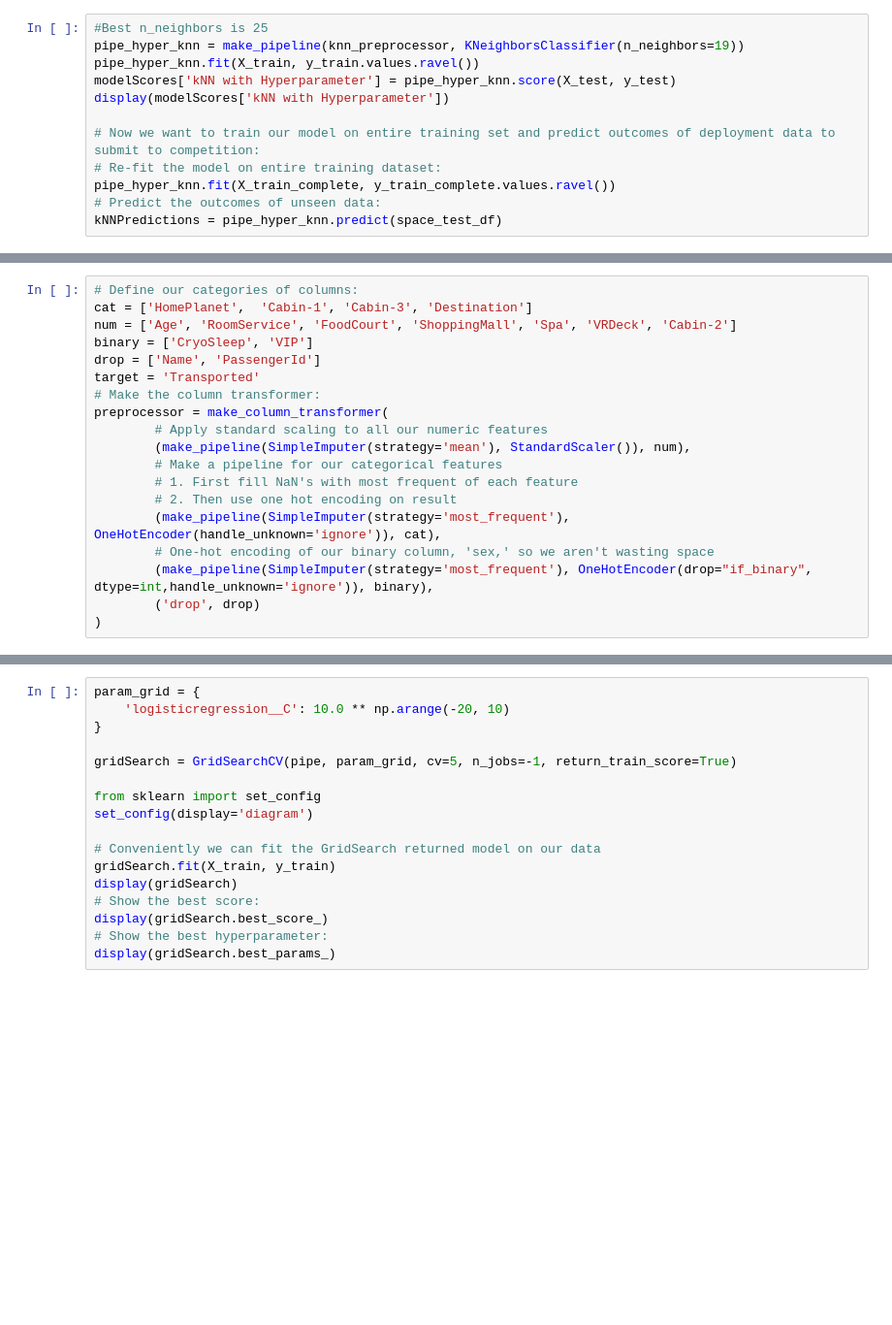
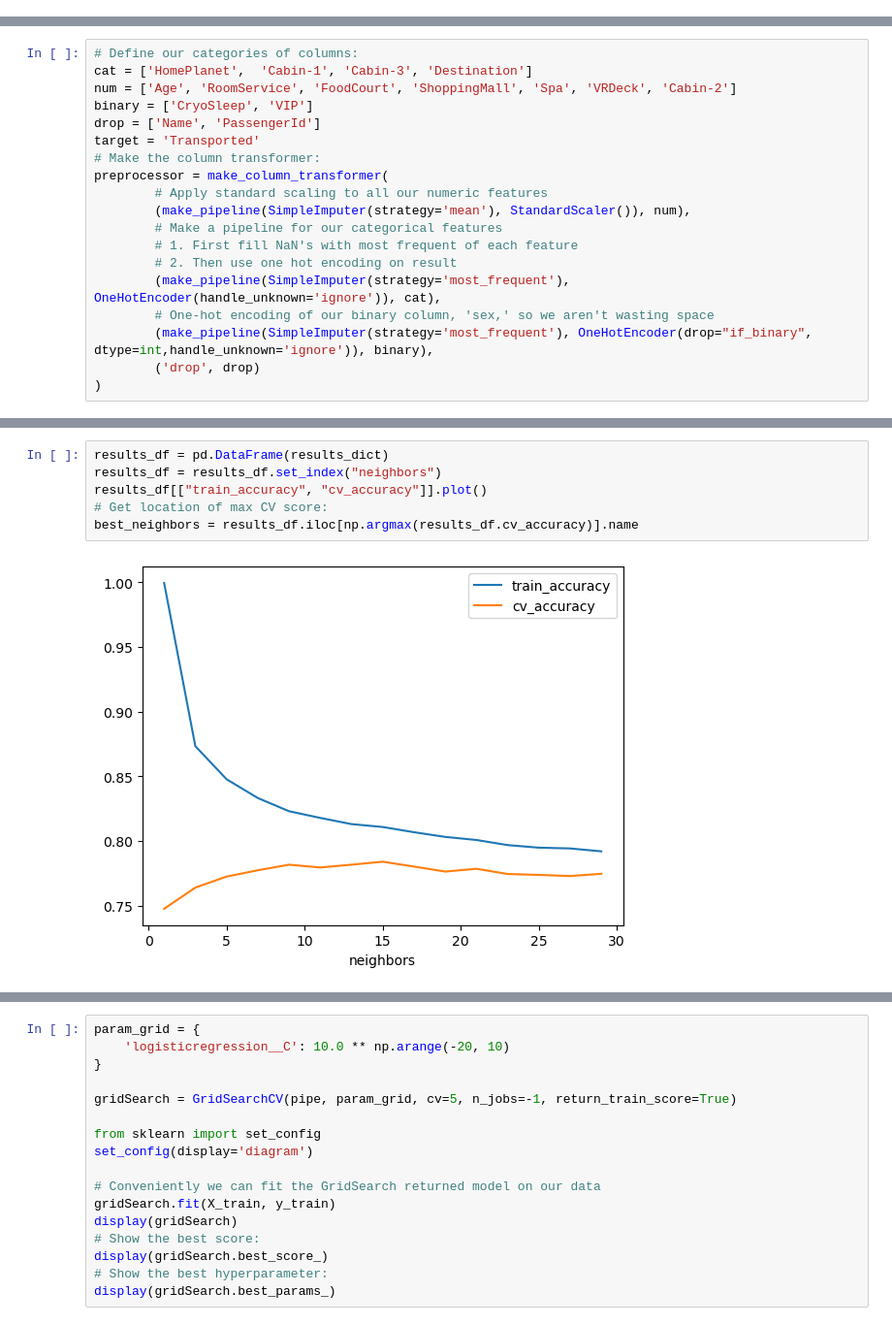
Before and after one commit to aaron-bruner/ECE-4420-Project, a Jupyter notebook: master-ece4420.ipynb, the cells around one changed output, grey strips where cells are left out. Shown: that part at 97% size. Cells and saved outputs as stored; diff of their text form; blank space fills up the shorter version.

```diff
--- a/master-ece4420.ipynb
+++ b/master-ece4420.ipynb
@@ -215,12 +171,0 @@ display(results_df)
-# %%
-#Best n_neighbors is 25
-pipe_hyper_knn = make_pipeline(knn_preprocessor, KNeighborsClassifier(n_neighbors=19))
-pipe_hyper_knn.fit(X_train, y_train.values.ravel())
-modelScores['kNN with Hyperparameter'] = pipe_hyper_knn.score(X_test, y_test)
-display(modelScores['kNN with Hyperparameter'])
-
-# Now we want to train our model on entire training set and predict outcomes of deployment data to submit to competition:
-# Re-fit the model on entire training dataset:
-pipe_hyper_knn.fit(X_train_complete, y_train_complete.values.ravel())
-# Predict the outcomes of unseen data:
-kNNPredictions = pipe_hyper_knn.predict(space_test_df)
@@ -323,0 +234,8 @@ preprocessor = make_column_transformer(
+# %%
+results_df = pd.DataFrame(results_dict)
+results_df = results_df.set_index("neighbors")
+results_df[["train_accuracy", "cv_accuracy"]].plot()
+# Get location of max CV score:
+best_neighbors = results_df.iloc[np.argmax(results_df.cv_accuracy)].name
+# %% [output]
+[figure, added]
```
Also changed, not shown: parts of 34 cells of this notebook, 4 other files.
